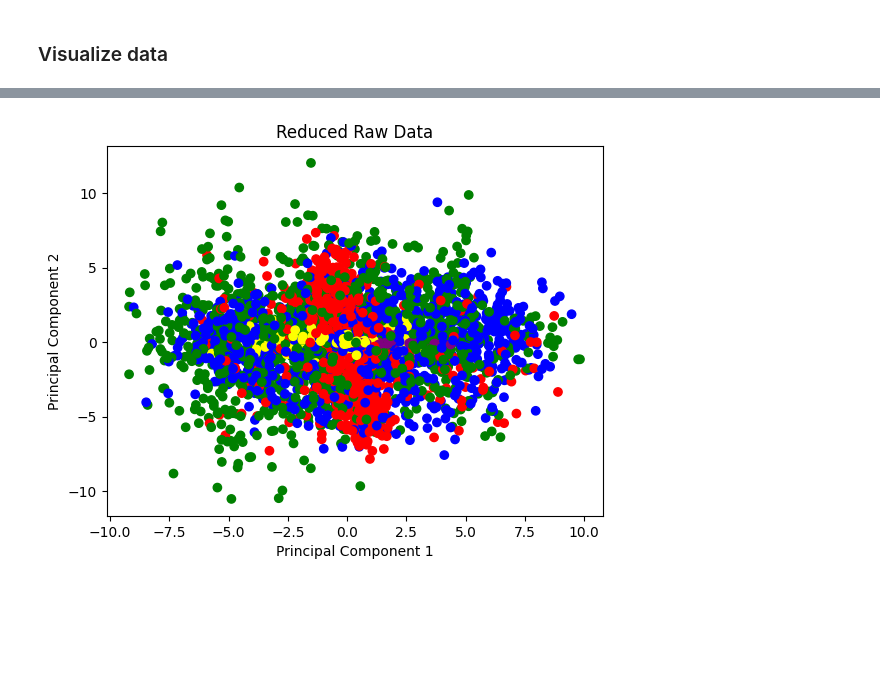
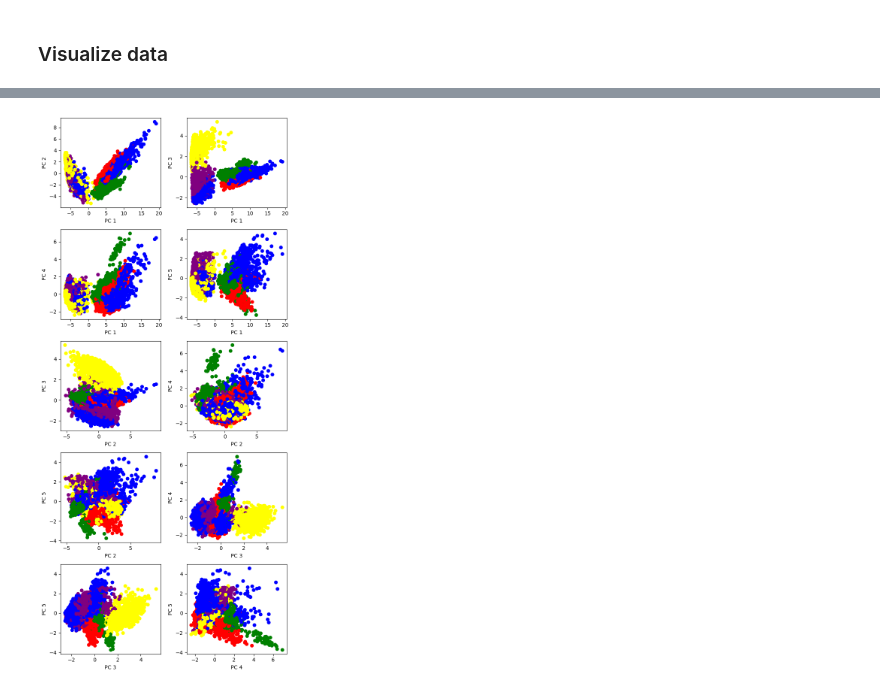
Before and after one commit to TiagoCAAmorim/machine_learning, a Jupyter notebook: Lista02/Lista02.ipynb, the cells around one changed output, grey strips where cells are left out. Drawn from its saved outputs; the diff is of its cells as text; code cells hidden in the pictures; blank space fills up the shorter version.

```diff
--- a/Lista02/Lista02.ipynb
+++ b/Lista02/Lista02.ipynb
@@ -786,12 +800,31 @@ plt.show()
-# %%
-pca_raw = PCA(n_components=2)
-pca.fit(X_raw)
-X_raw_reduced = pca.transform(X_raw)
-
-plt.scatter(X_raw_reduced[:, 0], X_raw_reduced[:, 1], c=colors)
-plt.xlabel("Principal Component 1")
-plt.ylabel("Principal Component 2")
-plt.title("Reduced Raw Data")
-plt.show()
-# %% [output]
-[figure, removed]
+# %%
+def plot_reduced_data_subplots(data, n_components=2, title=None):
+    pca = PCA(n_components=n_components)
+    pca.fit(data)
+    data_reduced = pca.transform(data)
+
+    color_map = {label: color for label, color in zip(range(1,len(labels)+1), ["red", "green", "blue", "purple", "blue", "yellow"])}
+    colors = [color_map.get(label) for label in y[0]]
+
+    n_plots = int(n_components * (n_components-1) / 2)
+    nrows = int((n_plots+1)/2)
+
+    _, axes = plt.subplots(nrows=nrows, ncols=2, figsize=(7, 3*nrows))
+
+    i = 0
+    j = 0
+    for pc_a in range(n_components-1):
+        for pc_b in range(pc_a+1,n_components):
+            axes[i,j].scatter(data_reduced[:, pc_a], data_reduced[:, pc_b], c=colors)
+            axes[i,j].set_xlabel(f"PC {pc_a+1}")
+            axes[i,j].set_ylabel(f"PC {pc_b+1}")
+            j += 1
+            if j == 2:
+                j = 0
+                i += 1
+    plt.tight_layout()
+    plt.show()
+# %%
+plot_reduced_data_subplots(X, 5)
+# %% [output]
+[figure, added]
```
Also changed, not shown: parts of 11 cells of this notebook, 2 other files.
